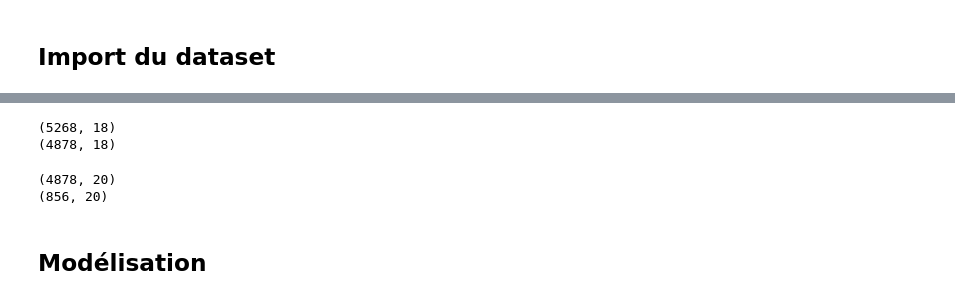
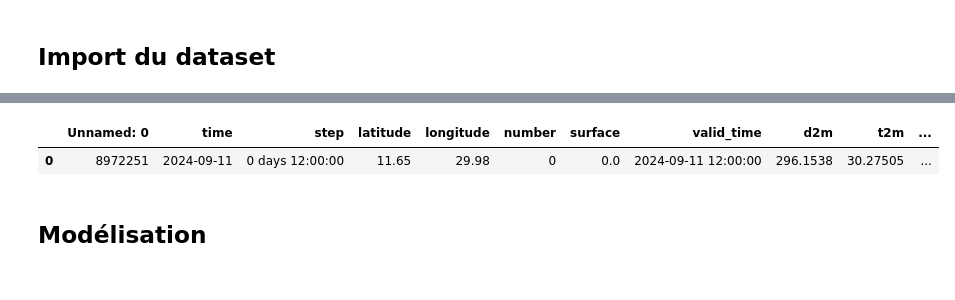
Before and after one commit to ThomasBoucheCours/sensibilisation_explicabilite, a Jupyter notebook: cours/DUT/exemples_cours.ipynb, the cells around one changed output, grey strips where cells are left out. Saved outputs shown, nothing was run; the diff lists cells and outputs as text; code cells hidden in the pictures.

```diff
--- a/cours/DUT/exemples_cours.ipynb
+++ b/cours/DUT/exemples_cours.ipynb
@@ -63,7 +25,0 @@ df['Country'] = s[3].fillna(s[2]).fillna(s[1]).str.strip()
-# %%
-print(df.shape)
-df.dropna(subset=['Summary'],inplace=True)
-print(df.shape)
-# %% [output]
-(5268, 18)
-(4878, 18)
@@ -110,36 +25,0 @@ df['Cause'] = df['Summary'].apply(categorize_cause)
-# %%
-#variable sur le pays de compagnie aérienne
-us_air = ['US', 'U.S.', 'American']
-rs_air = ['Russia']
-fr_air = ['France']
-ch_air = ['China']
-uk_air = ['United Kingdom', 'England', 'British']
-ca_air = ['Canada']
-
-df['airline_country'] = 'to_delete'
-
-# Map US airlines to United States of America
-df.loc[df['Operator'].str.contains('|'.join(us_air), na=False, case=False), 'airline_country'] = 'United States of America'
-
-# Map Russian airlines to Russia
-df.loc[df['Operator'].str.contains('|'.join(rs_air), na=False, case=False), 'airline_country'] = 'Russia'
-
-# Map French airlines to France
-df.loc[df['Operator'].str.contains('|'.join(fr_air), na=False, case=False), 'airline_country'] = 'France'
-
-# Map Chinese airlines to China
-df.loc[df['Operator'].str.contains('|'.join(ch_air), na=False, case=False), 'airline_country'] = 'China'
-
-# Map UK airlines to United Kingdom
-df.loc[df['Operator'].str.contains('|'.join(uk_air), na=False, case=False), 'airline_country'] = 'United Kingdom'
-
-# Map Canadian airlines to Canada
-df.loc[df['Operator'].str.contains('|'.join(ca_air), na=False, case=False), 'airline_country'] = 'Canada'
-# %%
-#sélection sur les pays dont les compagnies sont les plus représentés
-print(df.shape)
-df = df[df['airline_country']!='to_delete']
-print(df.shape)
-# %% [output]
-(4878, 20)
-(856, 20)
@@ -146,2 +31,7 @@ print(df.shape)
+# %%
+df.head(1)
+# %% [output]
+|  | Unnamed: 0 | time | step | latitude | longitude | number | surface | valid_time | d2m | t2m | ... |
+| 0 | 8972251 | 2024-09-11 | 0 days 12:00:00 | 11.65 | 29.98 | 0 | 0.0 | 2024-09-11 12:00:00 | 296.1538 | 30.27505 | ... |
 # %% [markdown]
 ## Modélisation
```
Also changed, not shown: parts of 25 cells of this notebook, 38 other files.
